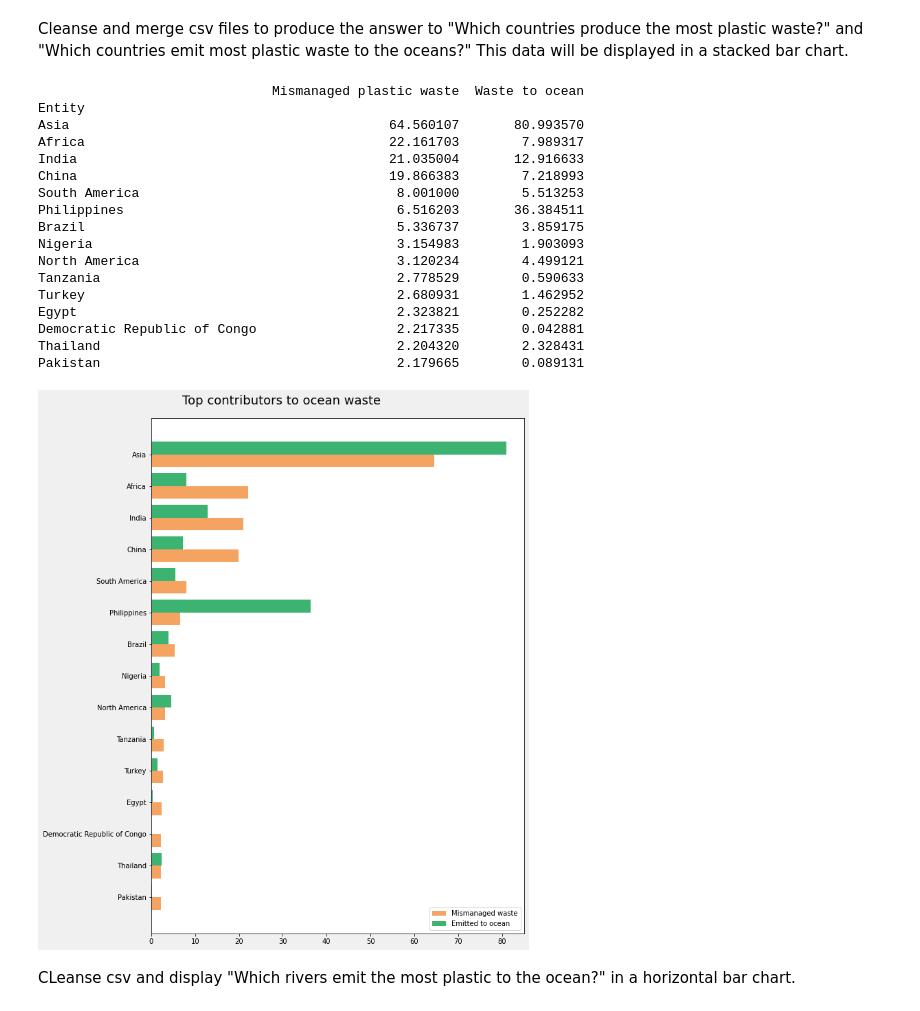
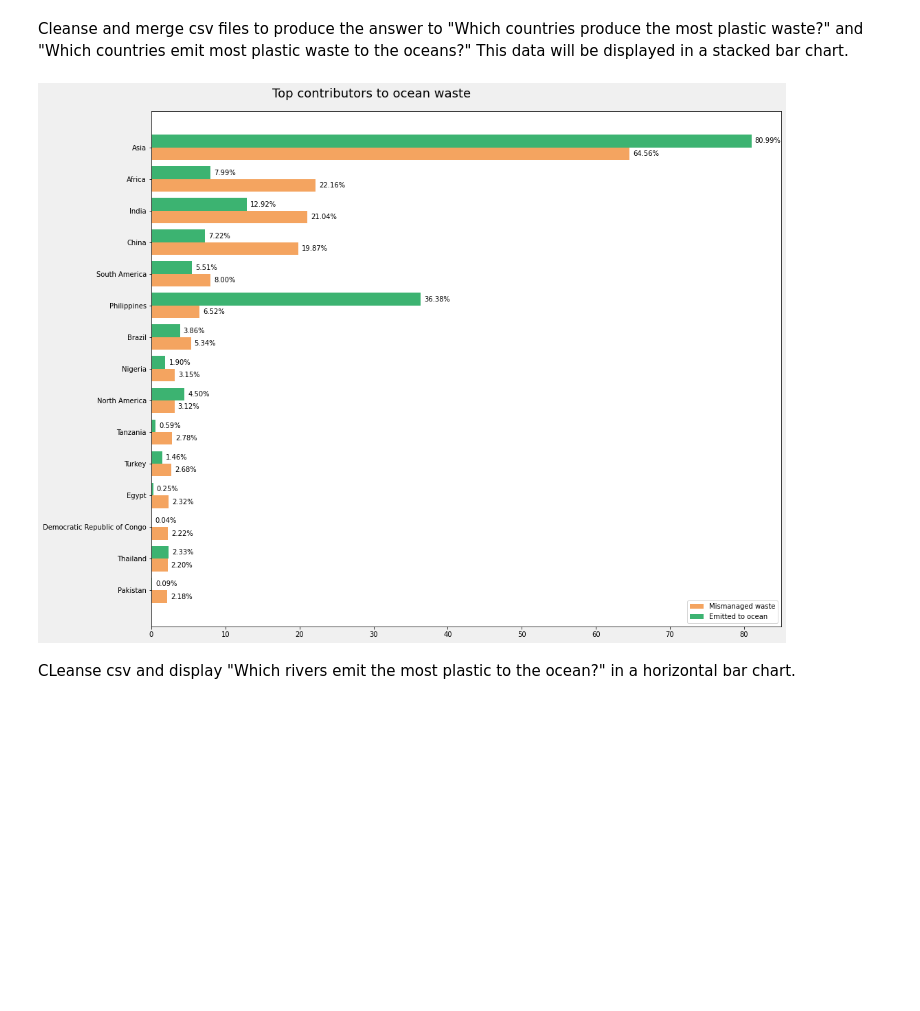
Before and after one commit to SheenaSullivan/Plastic-Pollution-Oceans, a Jupyter notebook: plastic_pollution_oceans.ipynb, the cells around one changed output. Drawn from its saved outputs; the diff is of its cells as text; code cells hidden in the pictures; blank space fills up the shorter version.

```diff
--- a/plastic_pollution_oceans.ipynb
+++ b/plastic_pollution_oceans.ipynb
@@ -48,57 +48,45 @@ combined = pd.merge(global_share, global_waste, how="outer", on=["Entity"])
 combined_values = pd.DataFrame(combined, columns=["Entity", "Mismanaged plastic waste", "Waste to ocean"])
 combined_sorted = combined_values.sort_values(by="Mismanaged plastic waste", ascending=False)
 combined_sorted.set_index("Entity", inplace=True)
 ranking = combined_sorted.head(15)
 
-print(combined_sorted.head(15))
+#print(combined_sorted.head(15))
 
 # Design horizontal grouped bar chart
 first_bar = ranking["Mismanaged plastic waste"]
 first_bar_label = "Mismanaged waste"
 first_bar_color = "sandybrown"
 second_bar = ranking["Waste to ocean"]
 second_bar_label = "Emitted to ocean"
 second_bar_color = "mediumseagreen"
 labels = ranking.index
-width = 0.4  # the width of the bars
+width = 0.4
 plot_title = "Top contributors to ocean waste"
 title_size = 18
 filename = 'barh-plot'
 
-fig, ax = plt.subplots(figsize=(12,12), facecolor=(.94, .94, .94))
+fig, ax = plt.subplots(figsize=(20,12), facecolor=(.94, .94, .94))
 plt.tight_layout()
-y = np.arange(len(labels))  # Label locations
-ax.barh(y + width/2, first_bar, width, label=first_bar_label, color=first_bar_color)
-ax.barh(y - width/2, second_bar, width, label=second_bar_label, color=second_bar_color)
+y = np.arange(len(labels))
+perc1 = ax.barh(y + width/2, first_bar, width, label=first_bar_label, color=first_bar_color)
+perc2 = ax.barh(y - width/2, second_bar, width, label=second_bar_label, color=second_bar_color)
 plt.gca().invert_yaxis()
 title = plt.title(plot_title, pad=20, fontsize=title_size)
 title.set_position([.35, 1])
 plt.subplots_adjust(left=0.35, top=0.9)
 
+
 ax.set_yticks(y)
 ax.set_yticklabels(labels)
+
+ax.bar_label(perc1, fmt='%.2f%%', padding=5)
+ax.bar_label(perc2, fmt='%.2f%%', padding=5)
+
 ax.legend()
 plt.yticks(np.arange(min(y), max(y)+1, 1.0))
 plt.show()
 # %% [output]
-                              Mismanaged plastic waste  Waste to ocean
-Entity
-Asia                                         64.560107       80.993570
-Africa                                       22.161703        7.989317
-India                                        21.035004       12.916633
-China                                        19.866383        7.218993
-South America                                 8.001000        5.513253
-Philippines                                   6.516203       36.384511
-Brazil                                        5.336737        3.859175
-Nigeria                                       3.154983        1.903093
-North America                                 3.120234        4.499121
-Tanzania                                      2.778529        0.590633
-Turkey                                        2.680931        1.462952
-Egypt                                         2.323821        0.252282
-Democratic Republic of Congo                  2.217335        0.042881
-Thailand                                      2.204320        2.328431
-Pakistan                                      2.179665        0.089131
-[figure, old version]
+[figure, new version]
 # %% [markdown]
 CLeanse csv and display "Which rivers emit the most plastic to the ocean?" in a horizontal bar chart.
 # %%
```
Also changed, not shown: parts of 3 cells of this notebook, 1 other file.
